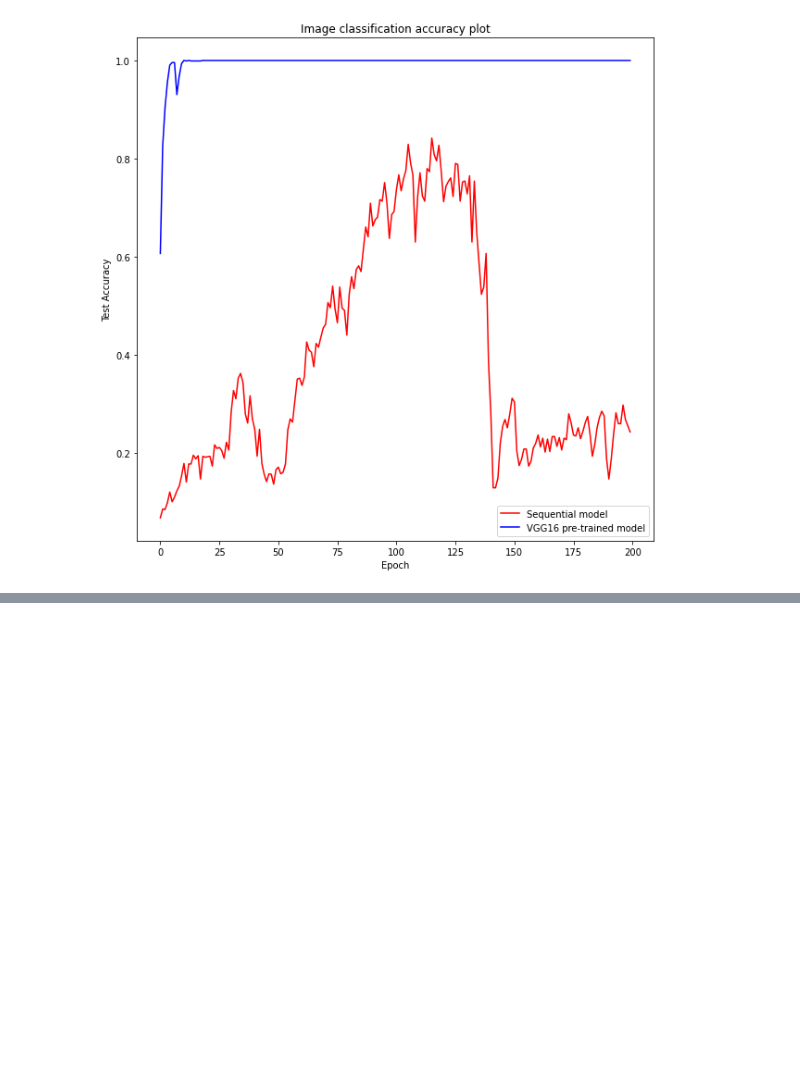
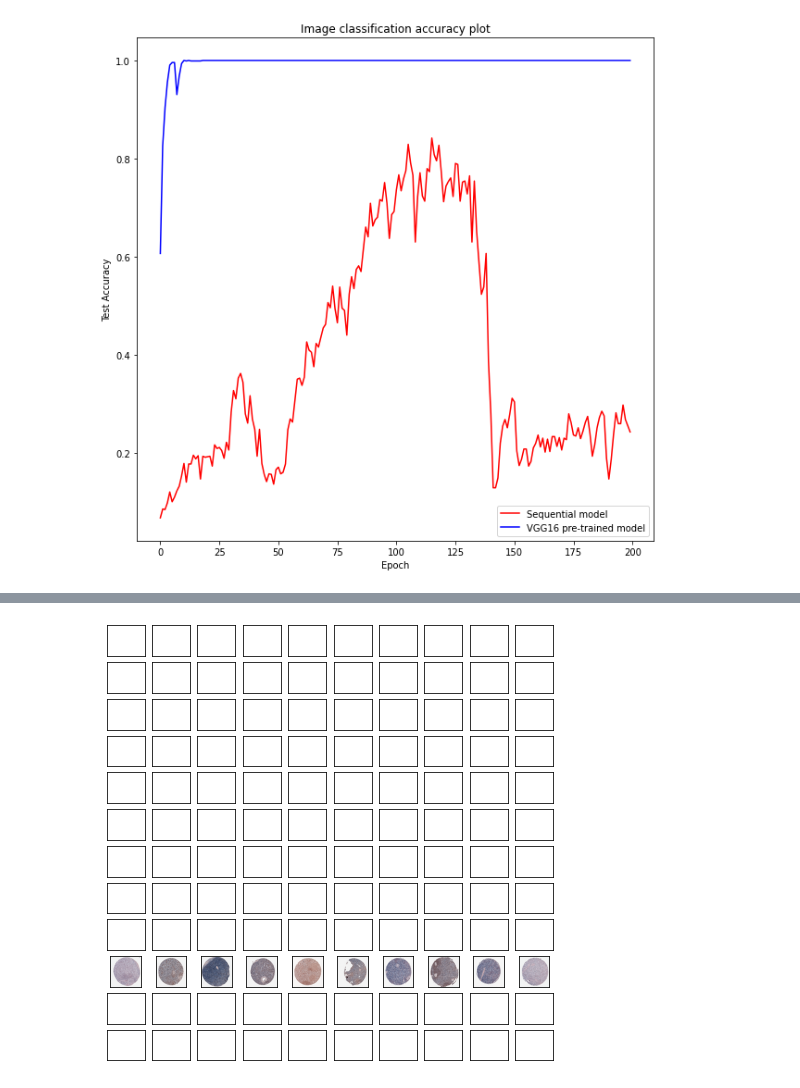
Before and after one commit to ujshenoy/Image-Classification, a Jupyter notebook: ImageClassification.ipynb, the cells around one changed output, grey strips where cells are left out. Cells and saved outputs as stored; diff of their text form; code cells hidden in the pictures; blank space fills up the shorter version.

```diff
--- a/ImageClassification.ipynb
+++ b/ImageClassification.ipynb
@@ -501,0 +523,14 @@ plt.legend()
+# %%
+fig,axs = plt.subplots(12,10,figsize=(8,8))
+colnum = np.zeros((12),dtype=int) #to keep track of column
+predicted_vec = model.predict(test_images[:30]) #predicting for 1000 images
+rownumvec=np.argmax(predicted_vec,axis=1) # taking class with max probability
+for i in range(30):
+  rownum = rownumvec[i]
+  # print(rownum,colnum[rownum])
+  if colnum[rownum]<10:
+    axs[rownum,colnum[rownum]].imshow(test_images[i])
+  colnum[rownum]+=1
+plt.setp(plt.gcf().get_axes(), xticks=[], yticks=[]);
+# %% [output]
+[figure, added]
```
Also changed, not shown: parts of 10 cells of this notebook, 3 other files.
